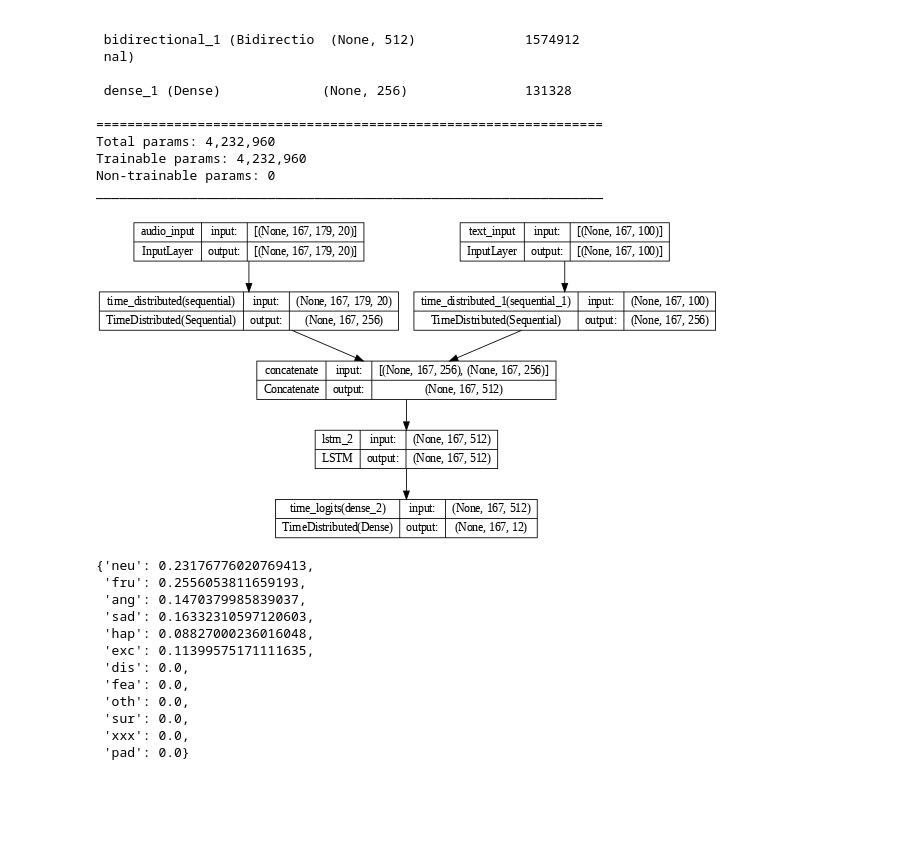
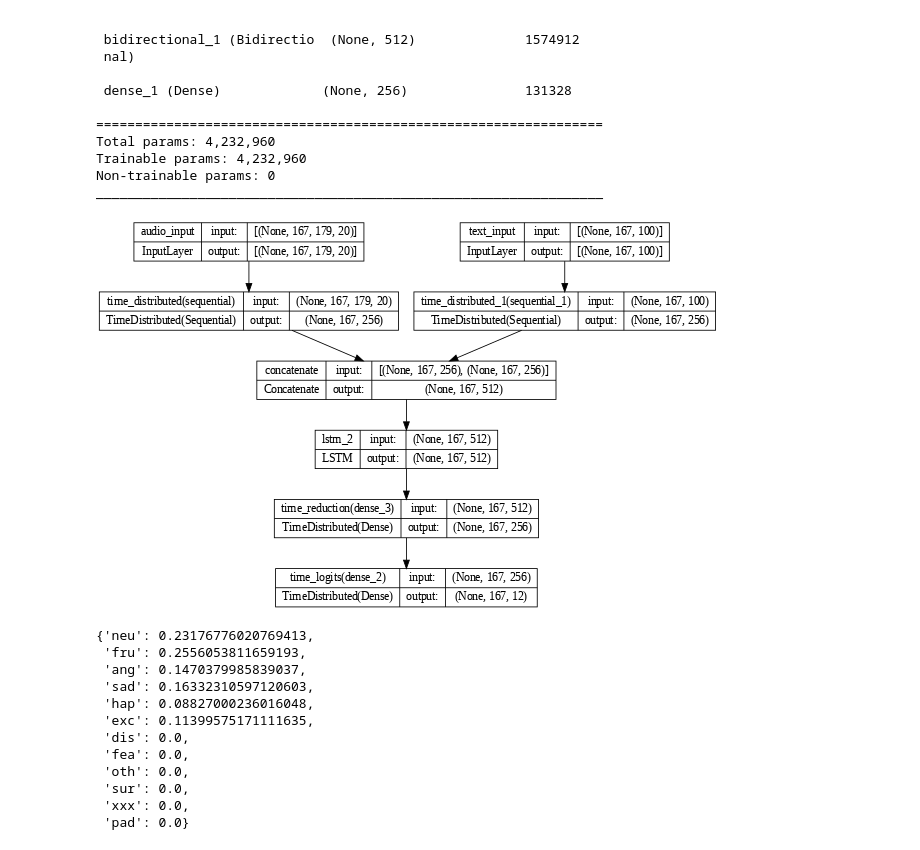
Before and after one commit to eskinderit/A-comparison-of-small-and-large-uni-multi-modal-language-models-for-sentiment-analysis-, a Jupyter notebook: ThirdMultimodalModel.ipynb, the cells around one changed output. Cells and saved outputs as stored; diff of their text form; code cells hidden in the pictures; blank space fills up the shorter version.

```diff
--- a/ThirdMultimodalModel.ipynb
+++ b/ThirdMultimodalModel.ipynb
@@ -771,14 +775,6 @@ Total params: 2,621,776
 Trainable params: 2,621,776
 Non-trainable params: 0
 _________________________________________________________________
-# %%
-'''latent_embedding_dim = 64
-
-audio_embedder = ks.Sequential([
-        ks.Input(audio_train.shape[-2:]),
-        ks.layers.LSTM(latent_embedding_dim, dropout=0.0)
-])
-audio_embedder.summary()''';
 # %%
 def create_text_transformer_model(text_transformer, max_len, latent_embedding_dim, trainable=False):
     text_transformer.layers[0].trainable = trainable
@@ -828,12 +824,16 @@ Trainable params: 4,232,960
 Non-trainable params: 0
 _________________________________________________________________
 # %%
-def make_multimodal_model(audio_embedder, audio_input_dim, text_embedder, text_input_dim, deep_embedding_dim, conversation_dim, num_classes, use_text_attention, mask_conv = False):
+def make_multimodal_model(audio_embedder, audio_input_dim, text_embedder, text_input_dim, deep_embedding_dim, conversation_dim, num_classes, use_text_attention, fusion_mode='concatenate', mask_conv = False):
 
     time_audio_embedder = keras.layers.TimeDistributed(audio_embedder)
     time_text_embedder = keras.layers.TimeDistributed(text_embedder)
 
-    lstm = keras.layers.LSTM(2*deep_embedding_dim, return_sequences=True)
+    if fusion_mode=='concatenate':
+        deep_embedding_dim = 2 * deep_embedding_dim
+
+    lstm = keras.layers.LSTM(deep_embedding_dim, return_sequences=True)
+
     # time_dropout = keras.layers.TimeDistributed(Dropout(0.3), name = 'time_dropout') # CHECK IF IT HELPS OR NOT
     time_logits = keras.layers.TimeDistributed(Dense(units=num_classes, activation='softmax'), name='time_logits')
 
@@ -845,36 +845,43 @@ def make_multimodal_model(audio_embedder, audio_input_dim, text_embedder, text_i
 
     if mask_conv:
         x = time_audio_embedder(audio_input, mask=K.all(audio_input==0, axis=-1))
     else:
         x = time_audio_embedder(audio_input)
 
     if use_text_attention:
         if mask_conv:
             x_text = time_text_embedder([text_input, text_attention_input], mask=K.all(text_attention_input[...,2:]==0, axis=-1))
         else:
             x_text = time_text_embedder([text_input, text_attention_input])
     else:
         if mask_conv:
             x_text = time_text_embedder(text_input, mask=K.all(text_input==0, axis=-1))
         else:
             x_text = time_text_embedder(text_input)
 
-    x = tf.keras.layers.concatenate([x, x_text], axis=-1)
+    if fusion_mode == 'concatenate':
+        x = tf.keras.layers.concatenate([x, x_text], axis=-1)
+    if fusion_mode == 'add':
+        x = tf.keras.layers.Add()([x, x_text])
     x = lstm(x)
     # x = time_dropout(x)
+
+    x = keras.layers.TimeDistributed(Dense(units=deep_embedding_dim/2, activation='relu'), name='time_reduction')(x) # Added
+
     output = time_logits(x)
 
     if use_text_attention:
         model = keras.models.Model([audio_input, text_input, text_attention_input], output)
     else:
         model = keras.models.Model([audio_input, text_input], output)
 
     return model
 
-model = make_multimodal_model(audio_embedder, audio_train.shape[1:], text_embedder, text_train_ids.shape[1:], latent_embedding_dim, max_conv_length, len(label2id), use_text_attention=use_text_transformers)
+fusion_mode = 'concatenate' # concatenate, add
+model = make_multimodal_model(audio_embedder, audio_train.shape[1:], text_embedder, text_train_ids.shape[1:], latent_embedding_dim, max_conv_length, len(label2id), use_text_attention=use_text_transformers, fusion_mode=fusion_mode)
 ks.utils.plot_model(model, show_shapes=True, dpi=60)
 # %% [output]
-[figure, old version]
+[figure, new version]
 # %%
 class Masked_Categorical_Crossentropy():
     def __init__(self, ignore_indexes = [], class_weights={}):
```
Also changed, not shown: parts of 9 cells of this notebook.
